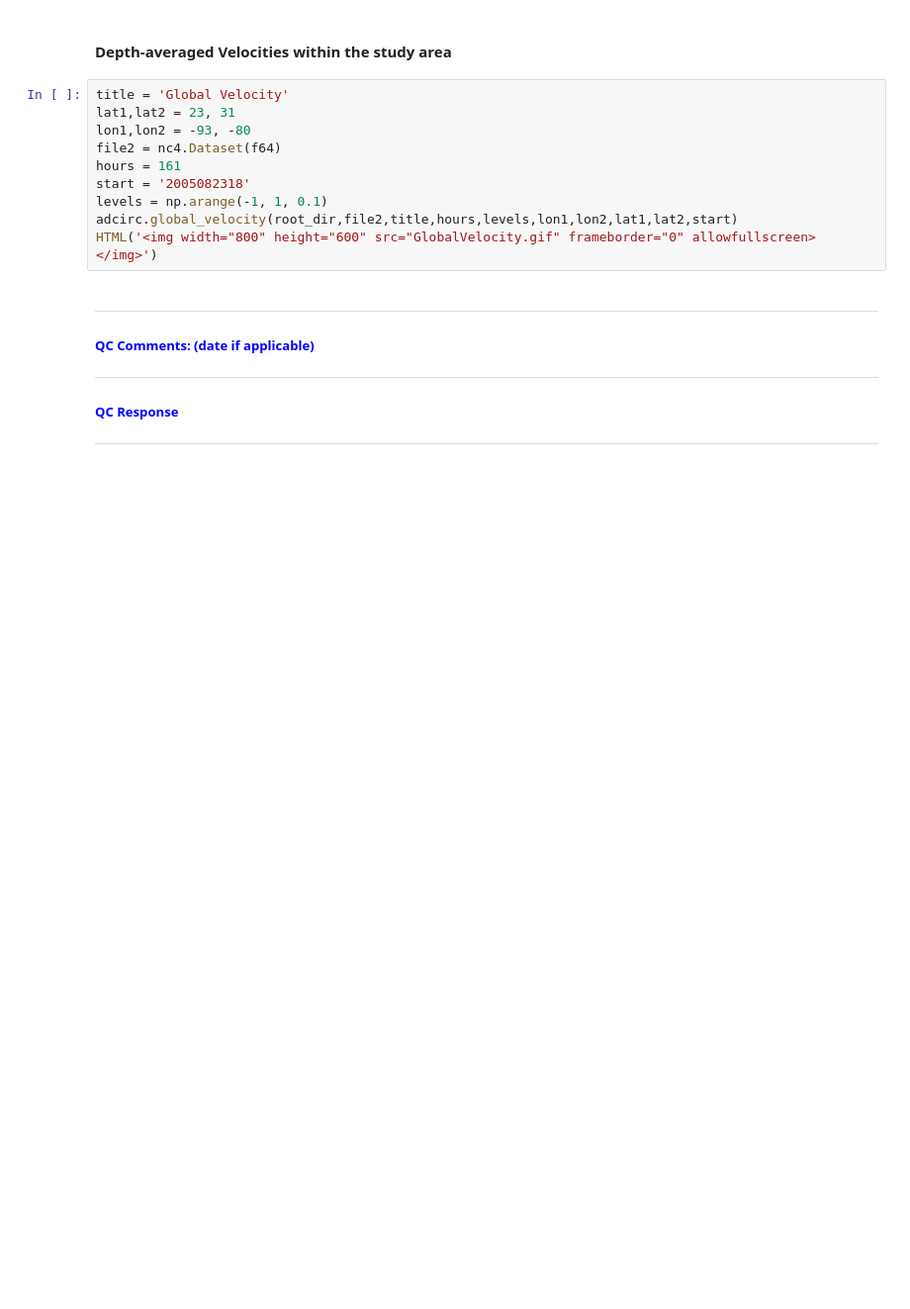
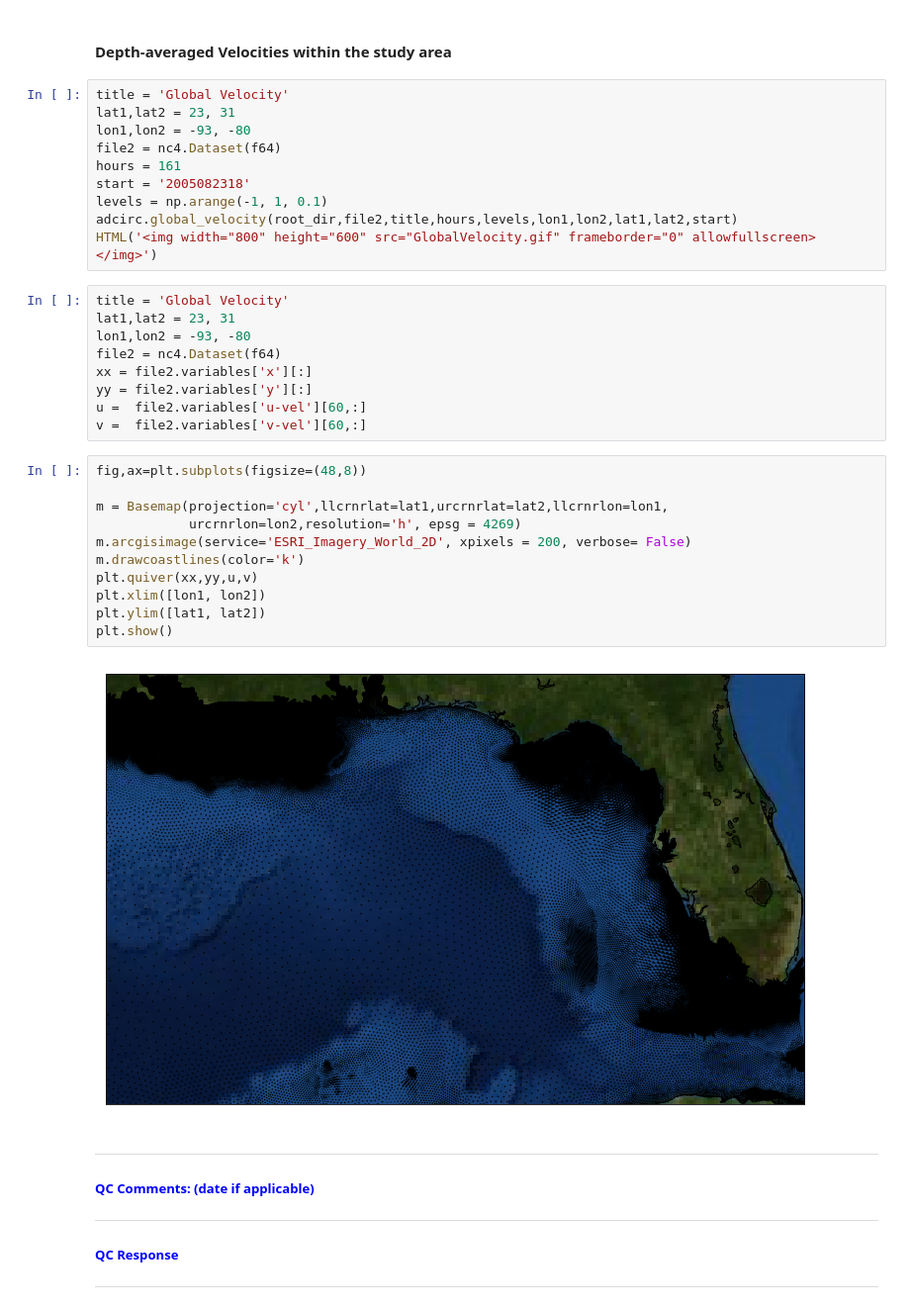
Before and after one commit to slawler/adcirc_prod, a Jupyter notebook: notebooks/Model_output.ipynb, the cells around one changed output. Shown at 99% size. Saved outputs shown, nothing was run; the diff lists cells and outputs as text; blank space fills up the shorter version.

```diff
--- a/notebooks/Model_output.ipynb
+++ b/notebooks/Model_output.ipynb
@@ -93,6 +111,28 @@ start = '2005082318'
 levels = np.arange(-1, 1, 0.1)
 adcirc.global_velocity(root_dir,file2,title,hours,levels,lon1,lon2,lat1,lat2,start)
 HTML('<img width="800" height="600" src="GlobalVelocity.gif" frameborder="0" allowfullscreen></img>')
+# %%
+title = 'Global Velocity'
+lat1,lat2 = 23, 31
+lon1,lon2 = -93, -80
+file2 = nc4.Dataset(f64)
+xx = file2.variables['x'][:]
+yy = file2.variables['y'][:]
+u =  file2.variables['u-vel'][60,:]
+v =  file2.variables['v-vel'][60,:]
+# %%
+fig,ax=plt.subplots(figsize=(48,8))
+
+m = Basemap(projection='cyl',llcrnrlat=lat1,urcrnrlat=lat2,llcrnrlon=lon1,
+            urcrnrlon=lon2,resolution='h', epsg = 4269)
+m.arcgisimage(service='ESRI_Imagery_World_2D', xpixels = 200, verbose= False)
+m.drawcoastlines(color='k')
+plt.quiver(xx,yy,u,v)
+plt.xlim([lon1, lon2])
+plt.ylim([lat1, lat2])
+plt.show()
+# %% [output]
+[figure, added]
 # %% [markdown]
 ---
 ##### <font color='blue'>QC Comments: (date if applicable)</font>
```
Also changed, not shown: parts of 12 cells of this notebook, 3 other files.
